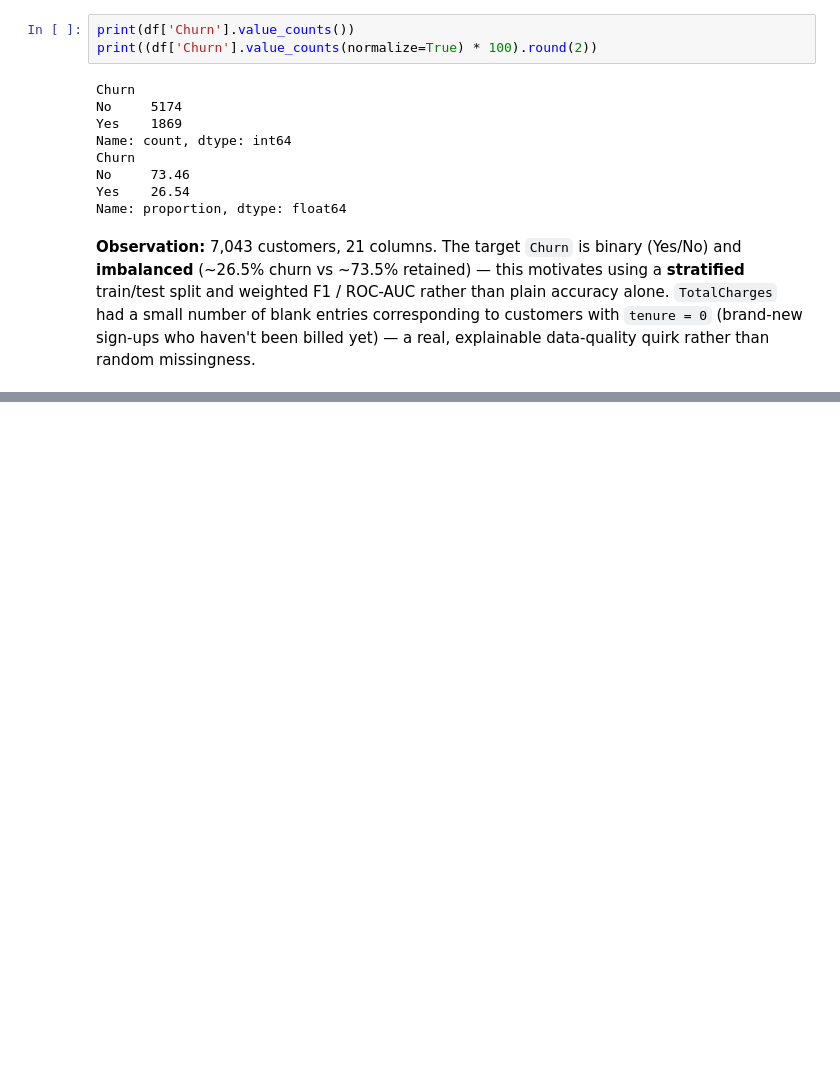
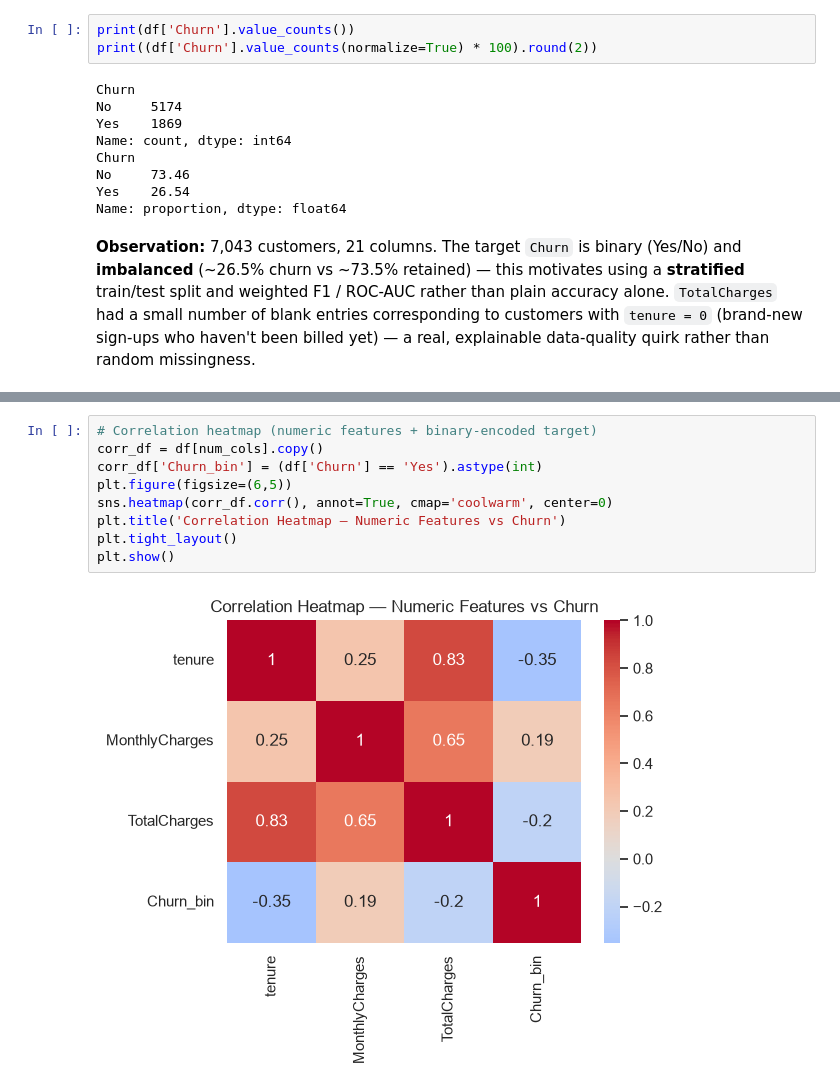
Before and after one commit to ManashaYoges/Team13_ML, a Jupyter notebook: notebooks/classification.ipynb, the cells around one changed output, grey strips where cells are left out. Cells and saved outputs as stored; diff of their text form; blank space fills up the shorter version.

```diff
--- a/notebooks/classification.ipynb
+++ b/notebooks/classification.ipynb
@@ -102,0 +151,11 @@ haven't been billed yet) — a real, explainable data-quality quirk rather than
+# %%
+# Correlation heatmap (numeric features + binary-encoded target)
+corr_df = df[num_cols].copy()
+corr_df['Churn_bin'] = (df['Churn'] == 'Yes').astype(int)
+plt.figure(figsize=(6,5))
+sns.heatmap(corr_df.corr(), annot=True, cmap='coolwarm', center=0)
+plt.title('Correlation Heatmap — Numeric Features vs Churn')
+plt.tight_layout()
+plt.show()
+# %% [output]
+[figure, added]
```
Also changed, not shown: parts of 9 cells of this notebook.
